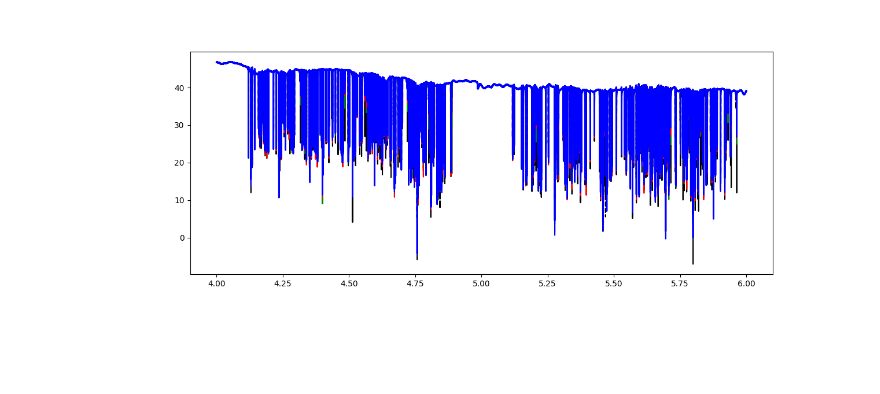
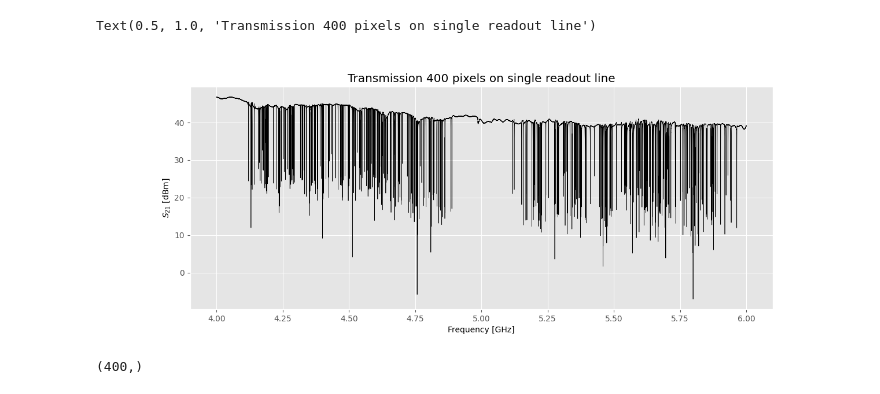
Before and after one commit to wilbertras/spatial-mapping, a Jupyter notebook: linewidth.ipynb, the cells around one changed output. Saved outputs shown, nothing was run; the diff lists cells and outputs as text; code cells hidden in the pictures; blank space fills up the shorter version.

```diff
--- a/linewidth.ipynb
+++ b/linewidth.ipynb
@@ -2,31 +2,35 @@
 import numpy as np
 import matplotlib.pyplot as plt
 from scipy.signal import find_peaks
-
+plt.style.use('ggplot')
 %matplotlib widget
 # %%
 dir = 'S21s/19-10-23/S21_x540y1119_'
 date = '9h58_19-10-2023'
 darkname = dir + date + '_dark.npy'
 freqsname = dir + date + '_freqs.npy'
 dark = np.load(darkname)
 freqs = np.load(freqsname)
 
 def get_s21(w, c):
     dir = 'S21s/19-10-23/S21_x540y1119'
     date = '9h58_19-10-2023'
     name = '%s_w%d_%s_%s.npy' % (dir, w, c, date)
     return np.load(name)
 
 fig, ax = plt.subplots(figsize=(13, 5))
-ax.plot(freqs, dark, c='k')
-ax.plot(freqs, get_s21(1, 'green'), c='g')
-ax.plot(freqs, get_s21(1, 'white'), c='k', ls='--')
-ax.plot(freqs, get_s21(2, 'white'), c='k', lw=2, ls='--')
-ax.plot(freqs, get_s21(1, 'red'), c='r')
-ax.plot(freqs, get_s21(1, 'blue'), c='b')
-ax.plot(freqs, get_s21(2, 'blue'), c='b', lw=2)
+
+ax.plot(freqs, dark, c='k', lw=.5)
+ax.set_xlabel('Frequency [GHz]')
+ax.set_ylabel('$S_{21}$ [dBm]')
+ax.set_title('Transmission 400 pixels on single readout line')
+# ax.plot(freqs, get_s21(1, 'green'), c='g')
+# ax.plot(freqs, get_s21(1, 'white'), c='k', ls='--')
+# ax.plot(freqs, get_s21(2, 'white'), c='k', lw=2, ls='--')
+# ax.plot(freqs, get_s21(1, 'red'), c='r')
+# ax.plot(freqs, get_s21(1, 'blue'), c='b')
+# ax.plot(freqs, get_s21(2, 'blue'), c='b', lw=2)
 # ax.plot(freqs, get_s21(3, 'blue'), c='b', lw=3)
-plt.show()
 # %% [output]
+Text(0.5, 1.0, 'Transmission 400 pixels on single readout line')
-[figure, old version]
+[figure, new version]
@@ -32,0 +40,4 @@ plt.show()
+# %%
+Lfs.shape
+# %% [output]
+(400,)
```
Also changed, not shown: parts of 1 cell of this notebook, 6 other files.
